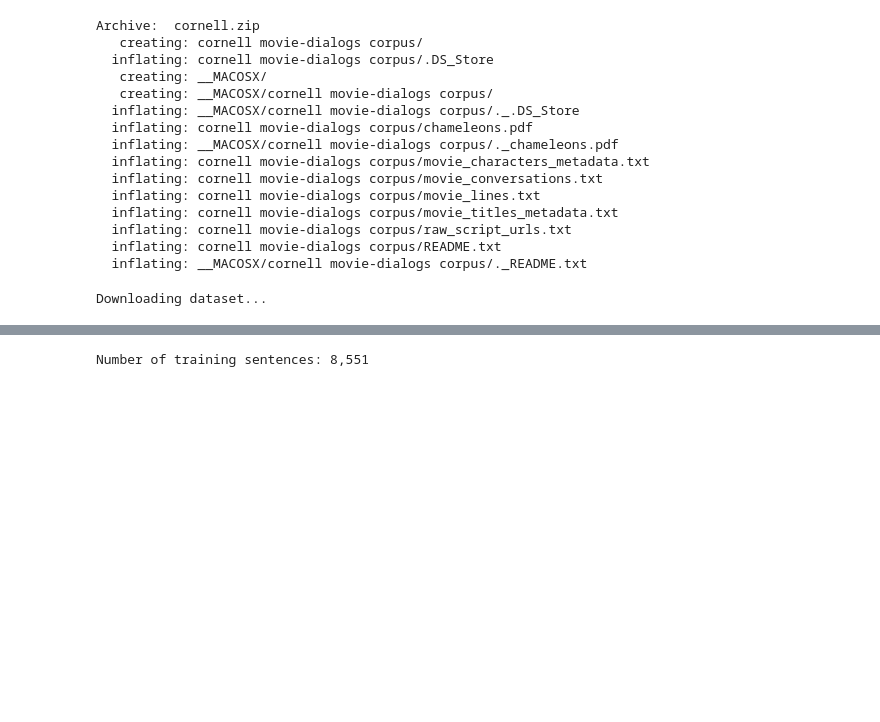
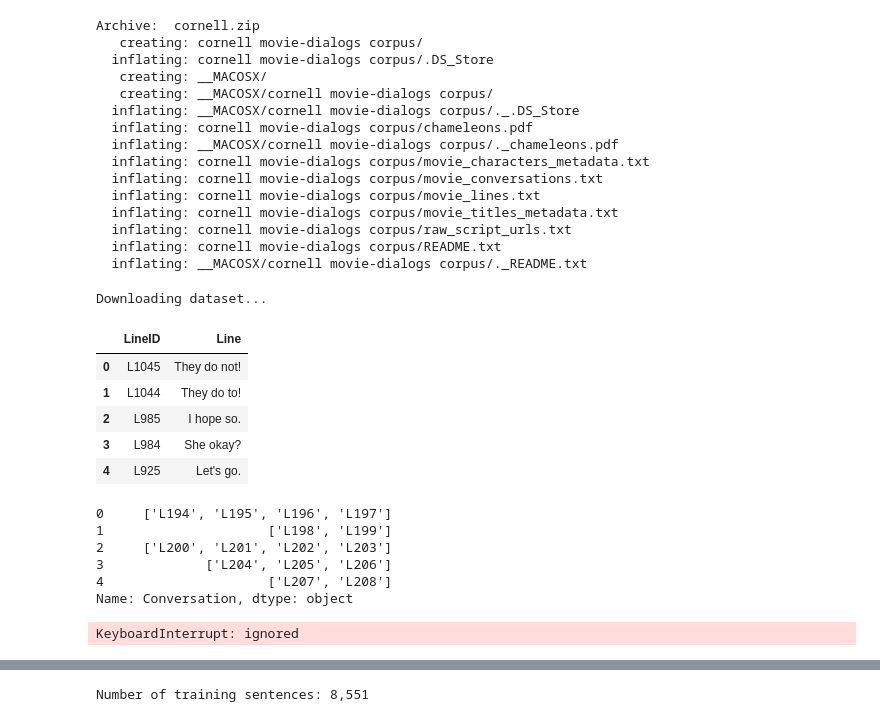
Before and after one commit to machineslearningstuff/DeepChatBot, a Jupyter notebook: bert_finetune.ipynb, the cells around one changed output, grey strips where cells are left out. Saved outputs shown, nothing was run; the diff lists cells and outputs as text; code cells hidden in the pictures; blank space fills up the shorter version.

Commit message:
More code for preprocessing Movie dialogs dataset

```diff
--- a/bert_finetune.ipynb
+++ b/bert_finetune.ipynb
@@ -164,3 +164,43 @@ def filter_data(qseq, aseq):
     print(str(filtered) + '% filtered from original data')
 
     return filtered_q, filtered_a
+# %%
+import pandas as pd
+
+movie_lines_features = ["LineID", "Character", "Movie", "Name", "Line"]
+movie_lines = pd.read_csv("./cornell/movie_lines.txt", sep = "\+\+\+\$\+\+\+", engine = "python", index_col = False, names = movie_lines_features)
+
+# Using only the required columns, namely, "LineID" and "Line"
+movie_lines = movie_lines[["LineID", "Line"]]
+
+# Strip the space from "LineID" for further usage and change the datatype of "Line"
+movie_lines["LineID"] = movie_lines["LineID"].apply(str.strip)
+
+movie_lines.head()
+# %% [output]
+|  | LineID | Line |
+| 0 | L1045 | They do not! |
+| 1 | L1044 | They do to! |
+| 2 | L985 | I hope so. |
+| 3 | L984 | She okay? |
+| 4 | L925 | Let's go. |
+# %%
+movie_conversations_features = ["Character1", "Character2", "Movie", "Conversation"]
+movie_conversations = pd.read_csv("./cornell/movie_conversations.txt", sep = "\+\+\+\$\+\+\+", engine = "python", index_col = False, names = movie_conversations_features)
+
+# Again using the required feature, "Conversation"
+movie_conversations = movie_conversations["Conversation"]
+
+movie_conversations.head()
+# %% [output]
+0     ['L194', 'L195', 'L196', 'L197']
+1                     ['L198', 'L199']
+2     ['L200', 'L201', 'L202', 'L203']
+3             ['L204', 'L205', 'L206']
+4                     ['L207', 'L208']
+Name: Conversation, dtype: object
+# %%
+# This instruction takes lot of time, run it only once.
+conversation = [[str(list(movie_lines.loc[movie_lines["LineID"] == u.strip().strip("'"), "Line"])[0]).strip() for u in c.strip().strip('[').strip(']').split(',')] for c in movie_conversations]
+# %% [output]
+KeyboardInterrupt: ignored
```
Also changed, not shown: parts of 6 cells of this notebook.
